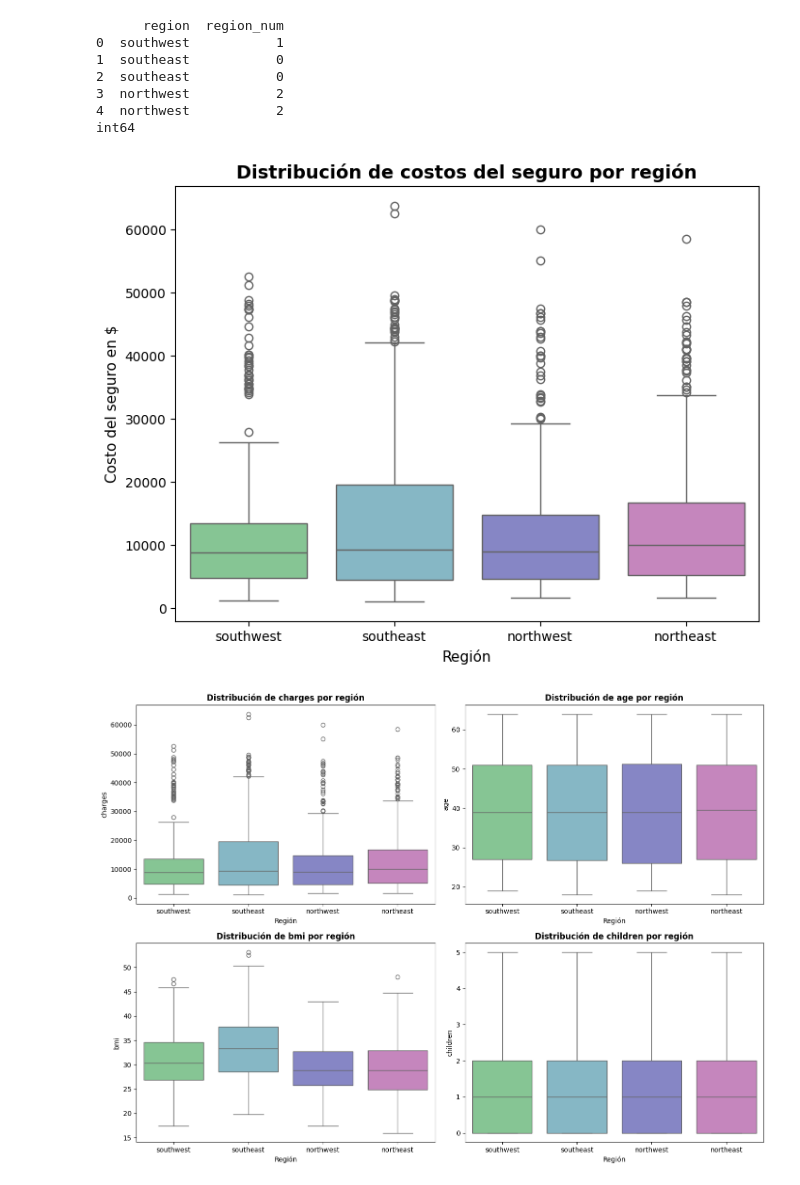
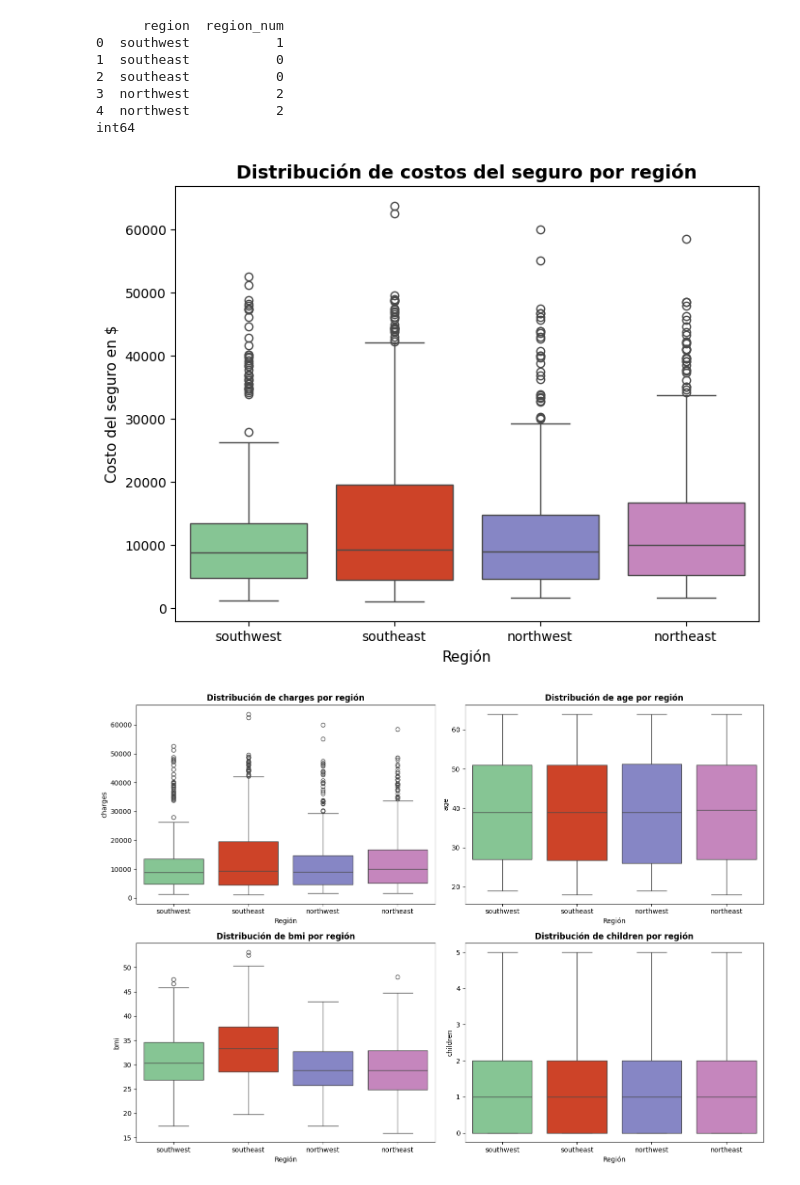
Before and after one commit to 4GeeksAcademy/Leonel_Ponce_Regresion_lineal_medical_insurance, a Jupyter notebook: src/explore.ipynb, the cells around one changed output. Drawn from its saved outputs; the diff is of its cells as text; code cells hidden in the pictures.

```diff
--- a/src/explore.ipynb
+++ b/src/explore.ipynb
@@ -214,28 +214,28 @@ int64
 # %%
 #Gráfica de distribución del costo del seguro según región
 plt.figure(figsize=(8,6))
-sns.boxplot(x="region", y="charges", hue="region", data=df, palette= ["#7CCF8E", "#7CBDCF", "#7C7CCF", "#CF7CC5"], dodge=False)
+sns.boxplot(x="region", y="charges", hue="region", data=df, palette= ["#7CCF8E", "#E9310C", "#7C7CCF", "#CF7CC5"], dodge=False)
 plt.title("Distribución de costos del seguro por región", fontsize=14, fontweight="bold")
 plt.xlabel("Región", fontsize=11)
 plt.ylabel("Costo del seguro en $", fontsize=11)
 plt.show()
 # %% [output]
-[figure, old version]
+[figure, new version]
 # %%
 # Variables numéricas a comparar con 'region'
 num_cols = ["charges", "age", "bmi", "children"]
 
 fig, axes = plt.subplots(2, 2, figsize=(14, 10))
 axes = axes.flatten()
 
 for i, col in enumerate(num_cols):
-    sns.boxplot(x="region", y=col, hue="region", data=df, palette= ["#7CCF8E", "#7CBDCF", "#7C7CCF", "#CF7CC5"], ax=axes[i], dodge=False)
+    sns.boxplot(x="region", y=col, hue="region", data=df, palette= ["#7CCF8E", "#E9310C", "#7C7CCF", "#CF7CC5"], ax=axes[i], dodge=False)
     axes[i].set_title(f"Distribución de {col} por región", fontsize=12, fontweight="bold")
     axes[i].set_xlabel("Región")
     axes[i].set_ylabel(col)
 
 plt.tight_layout()
 plt.show()
 # %% [output]
-[figure, old version]
+[figure, new version]
 # %% [markdown]
```
Also changed, not shown: parts of 3 cells of this notebook.
